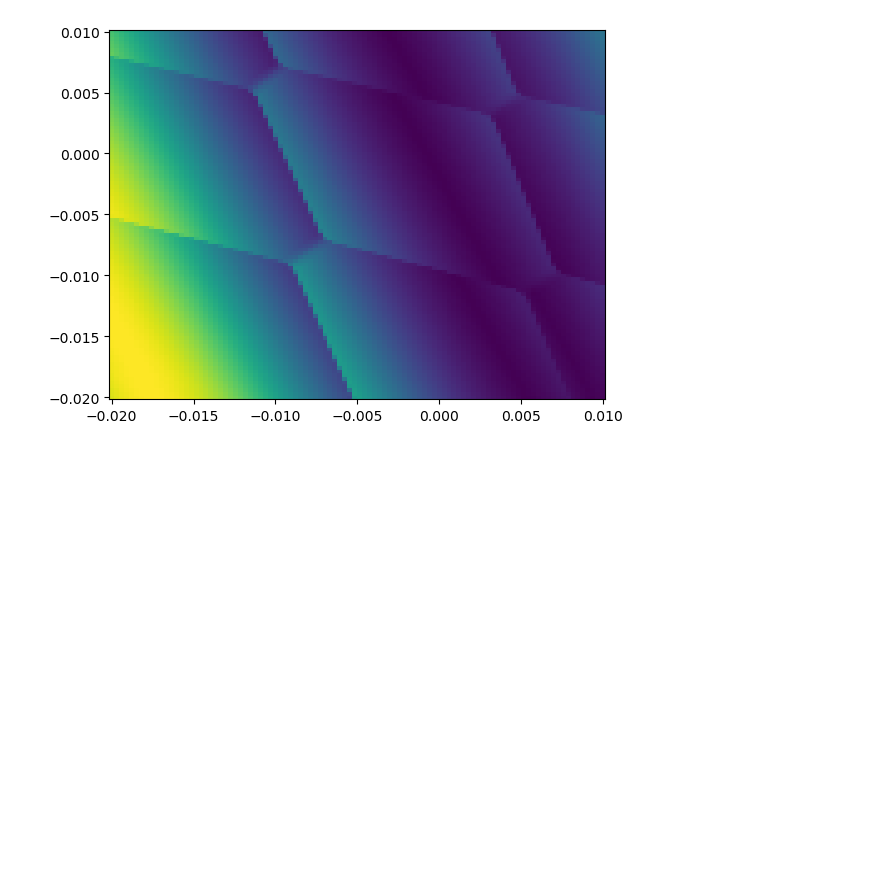
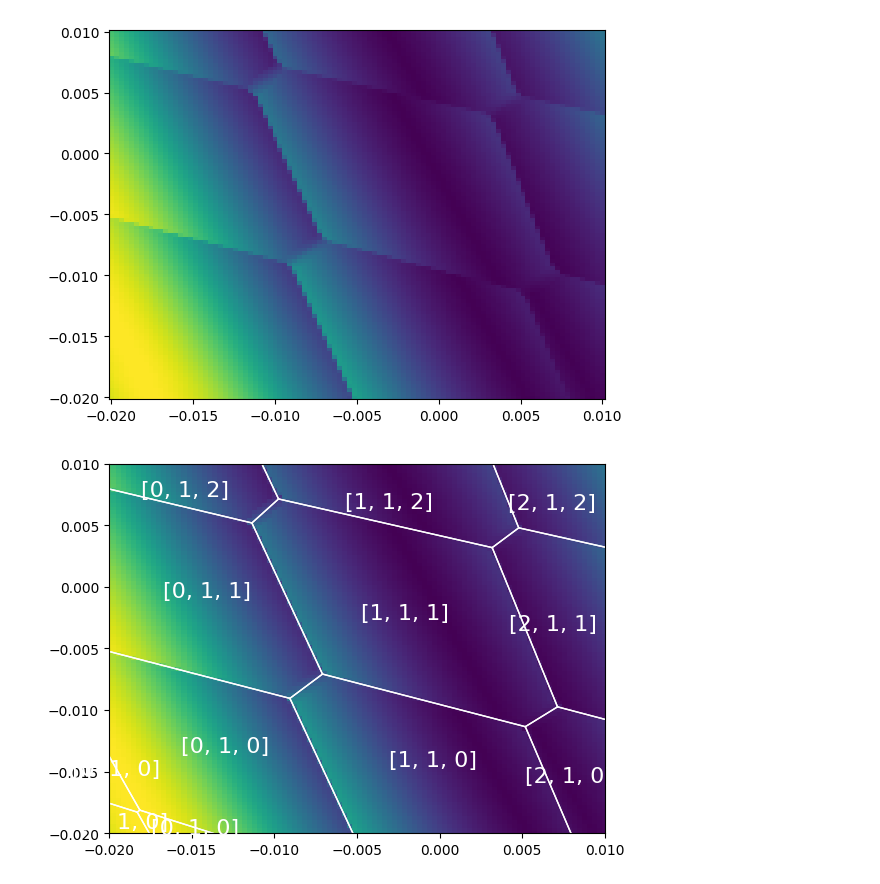
Before and after one commit to condensedAI/QDarts, a Jupyter notebook: examples/api_tutorial.ipynb, the cells around one changed output. Drawn from its saved outputs; the diff is of its cells as text; code cells hidden in the pictures; blank space fills up the shorter version.

```diff
--- a/examples/api_tutorial.ipynb
+++ b/examples/api_tutorial.ipynb
@@ -193,6 +193,14 @@ plt.pcolormesh(xs,ys,sensor_values[:,:,2].T)
 # %% [output]
 <matplotlib.collections.QuadMesh at 0x...>
 [figure]
+# %%
+plt.pcolormesh(xs,ys,sensor_values[:,:,2].T)
+polytopes = get_polytopes(states, sliced_csim, minV, maxV)
+plt.xlim(minV[0],maxV[0])
+plt.ylim(minV[1],maxV[1])
+plot_polytopes(plt.gca(),polytopes, skip_dots=[3,4,5], fontsize=16)
+# %% [output]
+[figure, added]
 # %%
 from qdarts.simulator import compensate_simulator_sensors
 
```
Also changed, not shown: parts of 4 cells of this notebook, 24 other files.
